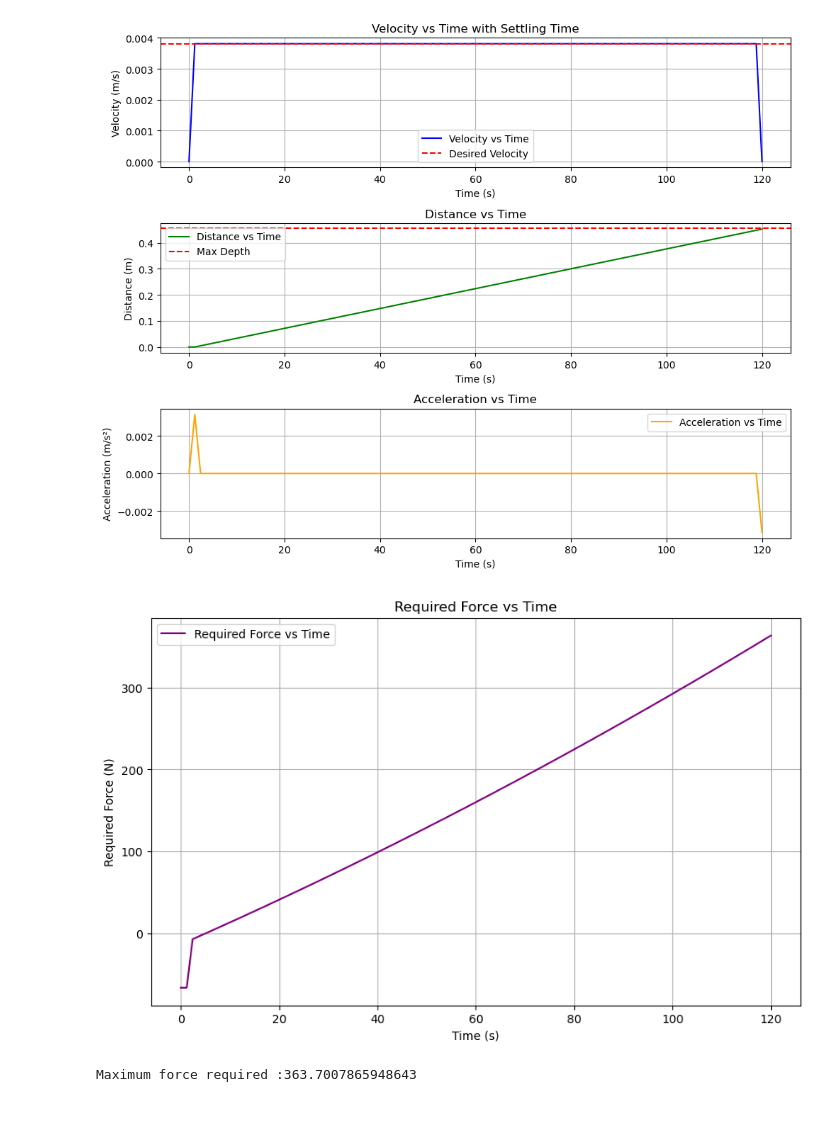
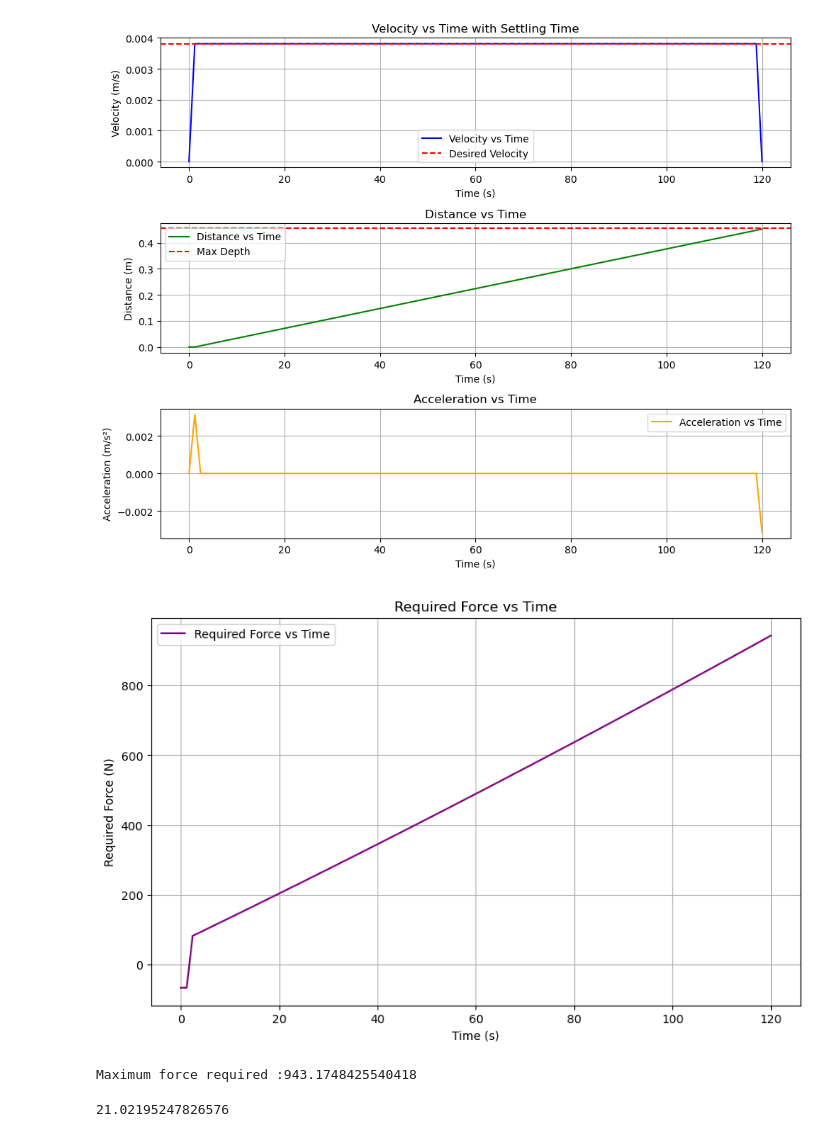
Before and after one commit to lokichubs/TerraProbe, a Jupyter notebook: Modeling Work/prelim_phys_model.ipynb, the cells around one changed output. Cells and saved outputs as stored; diff of their text form; code cells hidden in the pictures.

```diff
--- a/Modeling Work/prelim_phys_model.ipynb
+++ b/Modeling Work/prelim_phys_model.ipynb
@@ -104,7 +104,7 @@ W = M*g     #Weight of robot
 # %%
 ## Soil Parameters (assume soft cohesive soil)
 gamma = 1.5e3   #Unit wight of soil (N/m^3)
-c=14.36e3       #Effective cohesion of soil (Pa)  (300 psf) -soft cohesive soil
+c=35.9e3       #Effective cohesion of soil (Pa)  (750 psf) -soft cohesive soil
 phi = 30        #Friction angle of soil (deg)
 rho = 1300      #Density of soil (kg/m^3)
 
@@ -119,32 +119,46 @@ df['F_friction_o (N)'] = (1/2)*df['A_s (m^2)']*np.tan(phi_rad)*(gamma*K_p*df['z
 #Friction_i is the friction on the inner walls  (acts downwards
 df['F_friction_i (N)'] = (-1/2)*df['A_s_i (m^2)']*np.tan(phi_rad)*(gamma*K_a*df['z (m)'] - 2*c*np.sqrt(K_p))
 
 
 # Soil static force acting at chamfer at bottom
 df['F_soil_static (N)'] = np.where(
     df['z (m)'] > 0,
     1/2 * A_slant *np.sin(theta_c_rad)*(gamma * K_p * (2 * df['z (m)'] + del_z) + 4 * c * np.sqrt(K_p)),
     0
 )
 
 # Required input force calculation
 df['F_input (N)'] = (M+rho*A_i*df['z (m)'])*(df['z_ddot (m/s²)'] - g)+ df['F_soil_static (N)'] + df['F_friction_o (N)'] - df['F_friction_i (N)']
 df['F_input (N)'] = df['F_input (N)']/2
 
 
 # Plotting
 plt.figure(figsize=(10, 6))
 
 # Plot Required Force vs Time
 plt.plot(df['t (s)'], df['F_input (N)'], label='Required Force vs Time', color='purple')
 plt.title('Required Force vs Time')
 plt.xlabel('Time (s)')
 plt.ylabel('Required Force (N)')
 plt.grid()
 plt.legend()
 plt.show()
 
 print(f"Maximum force required :{np.max(df['F_input (N)'])}")
 # %% [output]
-[figure, old version]
+[figure, new version]
-Maximum force required :363.7007865948643
+Maximum force required :943.1748425540418
+# %%
+##Gear Design
+
+r_driver = 1.17 * 0.0254
+N_driver = 12
+N_pinion = 48
+
+gear_ratio = N_pinion/N_driver
+
+FS = 3
+T_required = FS* np.max(df['F_input (N)'])*r_driver/gear_ratio
+print(T_required)
+# %% [output]
+21.02195247826576
```
